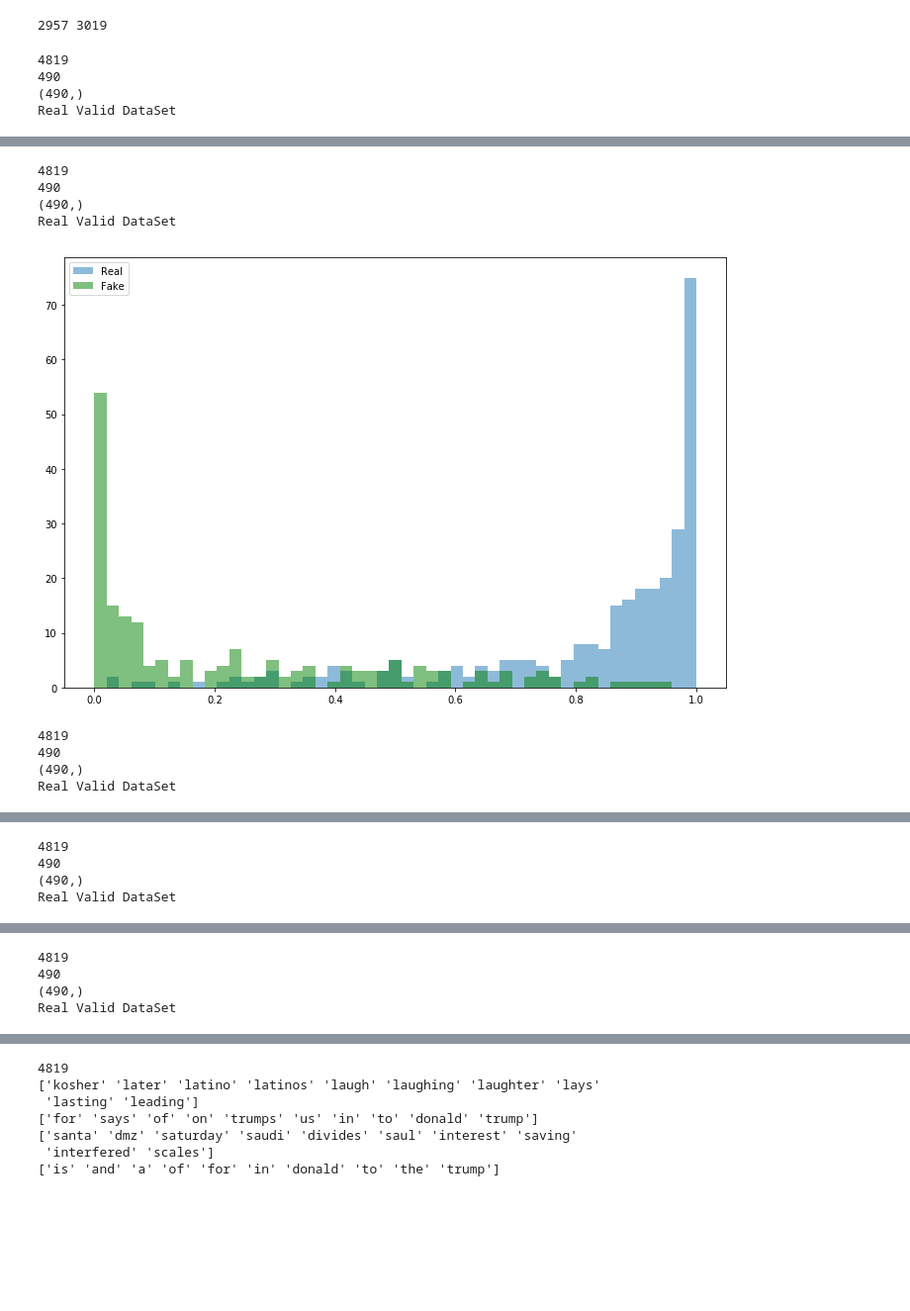
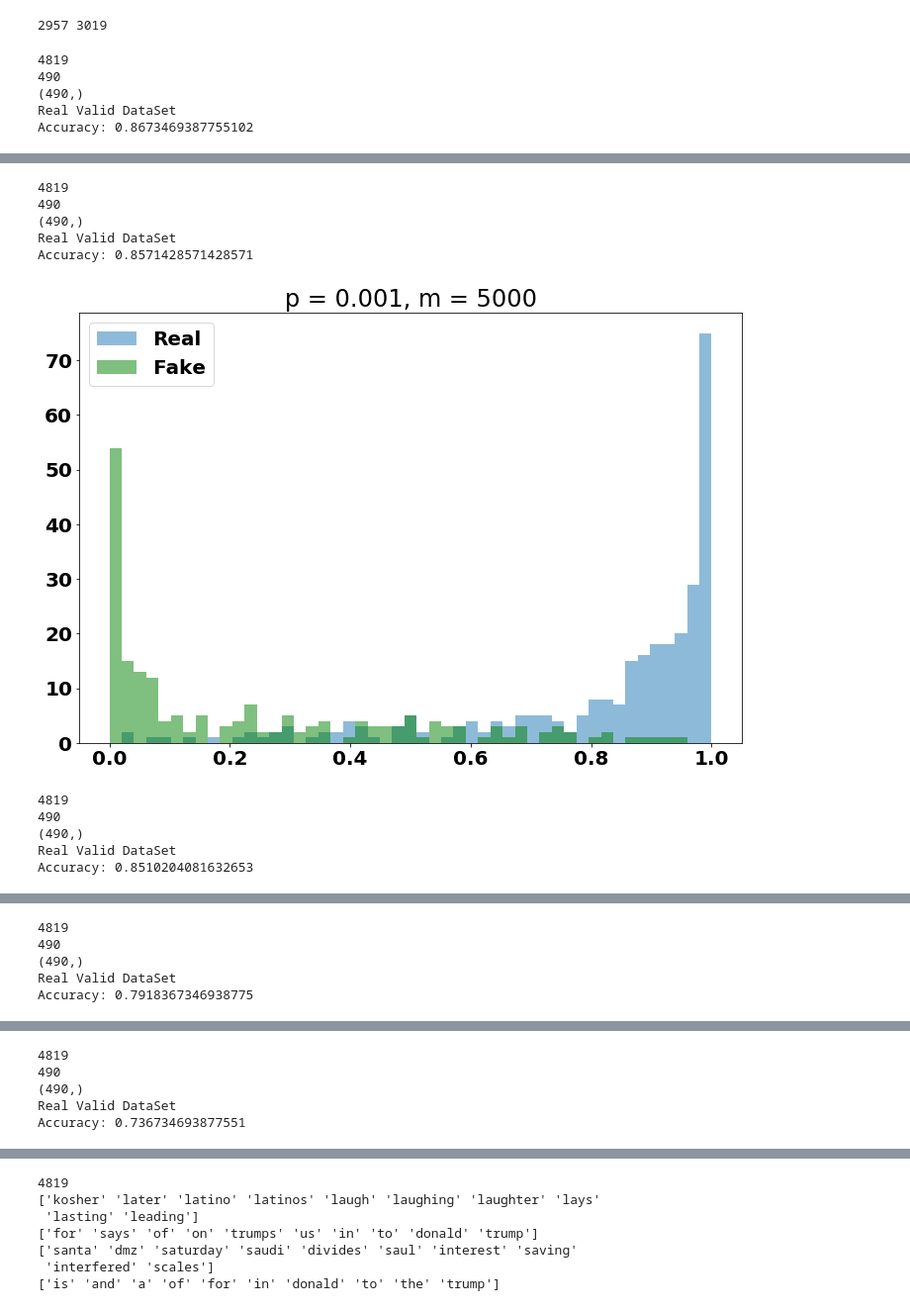
Before and after one commit to Naireen/CSC411, a Jupyter notebook: A3/NativeBayes.ipynb, the cells around one changed output, grey strips where cells are left out. Shown: that part at 99% size. Saved outputs shown, nothing was run; the diff lists cells and outputs as text; code cells hidden in the pictures; blank space fills up the shorter version.

```diff
--- a/A3/NativeBayes.ipynb
+++ b/A3/NativeBayes.ipynb
@@ -137,13 +137,24 @@ total_valids = []
 total_valids.extend(valid_r)
 total_valids.extend(valid_b)
 # %%
-corpuses = [1000,5000,10000,50000,10000]
+corpuses = [1000,5000,10000,50000,100000]
+font = {'family' : 'normal',
+        'weight' : 'bold',
+        'size'   : 20}
+#matplotlib.rc('text', usetex=True)
+matplotlib.rc('font', **font)
+
 for val in corpuses:
     prob_real, prob_fake, unique_keys = generate_probs(total_train, delta=0.001, corpus=val)
     #now generate probabilities
     #print(len(valid_r))
     final_guesses = generate_guesses(total_valids, unique_keys, prob_real, prob_fake)
-
+    total = len(final_guesses)
+    right = final_guesses[:len(valid_r)]
+    right = len(right[right>0.5])
+    left = final_guesses[len(valid_r):]
+    left = len(left[left<0.5])
+    print("Accuracy: {0}".format((right+left)/total))
     fig = plt.figure(figsize=(12, 8))
     ax = fig.add_subplot('111')
     bins = np.linspace(0, 1, 50)
@@ -152,9 +163,14 @@ for val in corpuses:
     #bins = np.linspace(0.8, 1, 40)
     ax.hist(final_guesses[len(valid_r):], bins = bins, label = "Fake", alpha = 0.5, color = "green")
     plt.legend()
+    #plt.title(r"\textbf{ \hat{p}  = 0.001, \text{ } $m$ = }" + str(val),
+    #      fontsize=20, color='black')
+    plt.title("p = 0.001, m = {0}".format(val))
     plt.show()
+    #break
 # %% [output]
 4819
 490
 (490,)
 Real Valid DataSet
+Accuracy: 0.8673469387755102
@@ -162,9 +178,11 @@ Real Valid DataSet
 4819
 490
 (490,)
 Real Valid DataSet
+Accuracy: 0.8571428571428571
-[figure, old version]
+[figure, new version]
 4819
 490
 (490,)
 Real Valid DataSet
+Accuracy: 0.8510204081632653
@@ -173,3 +191,4 @@ Real Valid DataSet
 490
 (490,)
 Real Valid DataSet
+Accuracy: 0.7918367346938775
@@ -178,3 +197,4 @@ Real Valid DataSet
 490
 (490,)
 Real Valid DataSet
+Accuracy: 0.736734693877551
```
Also changed, not shown: parts of 5 cells of this notebook, 1 other file.
